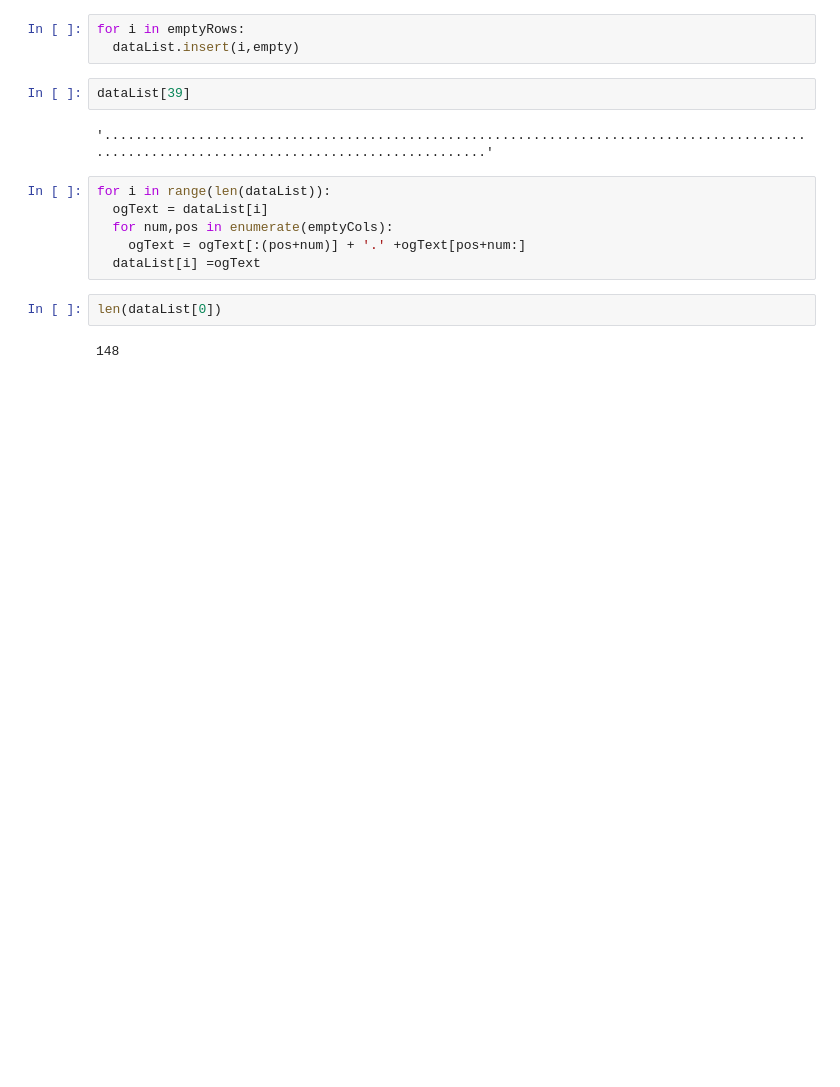
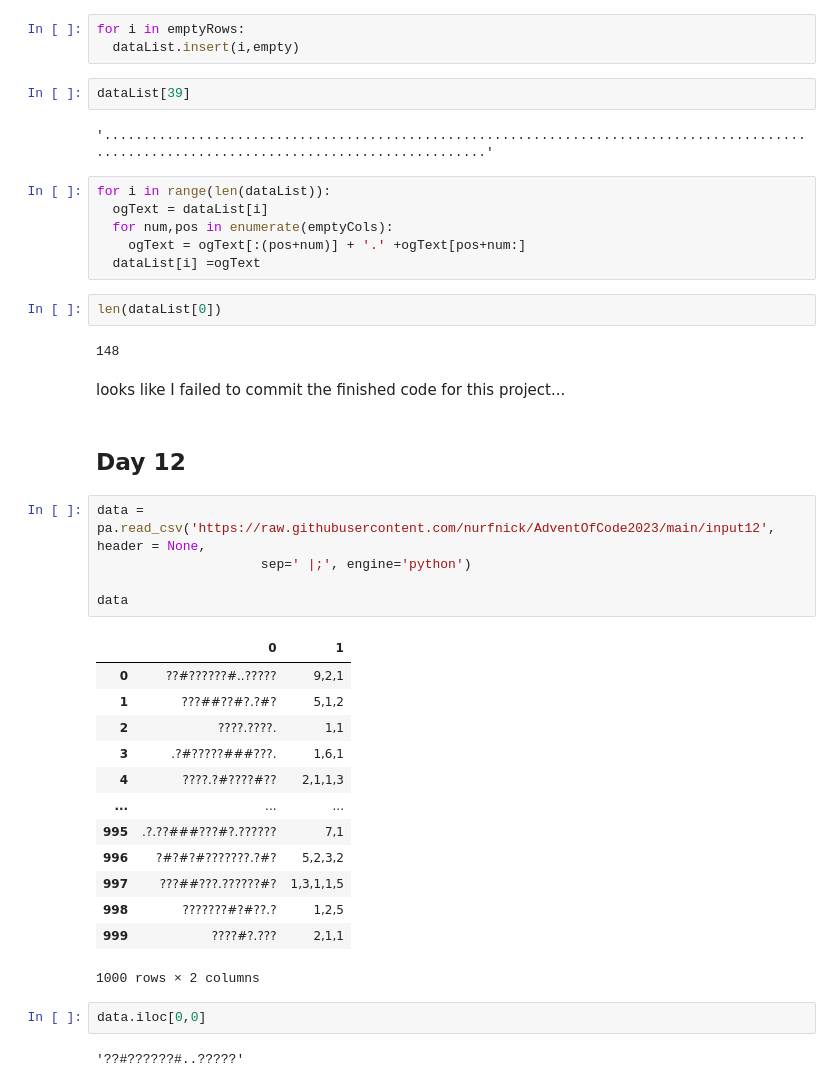
Before and after one commit to nurfnick/AdventOfCode2023, a Jupyter notebook: PythonCode.ipynb, the cells around one changed output. Saved outputs shown, nothing was run; the diff lists cells and outputs as text; blank space fills up the shorter version.

```diff
--- a/PythonCode.ipynb
+++ b/PythonCode.ipynb
@@ -2511,3 +2511,30 @@ for i in range(len(dataList)):
 len(dataList[0])
 # %% [output]
 148
+# %% [markdown]
+looks like I failed to commit the finished code for this project...
+# %% [markdown]
+## Day 12
+# %%
+data = pa.read_csv('https://raw.githubusercontent.com/nurfnick/AdventOfCode2023/main/input12', header = None,
+                     sep=' |;', engine='python')
+
+data
+# %% [output]
+|  | 0 | 1 |
+| 0 | ??#??????#..????? | 9,2,1 |
+| 1 | ???##??#?.?#? | 5,1,2 |
+| 2 | ????.????. | 1,1 |
+| 3 | .?#?????###???. | 1,6,1 |
+| 4 | ????.?#????#?? | 2,1,1,3 |
+| ... | ... | ... |
+| 995 | .?.??###???#?.?????? | 7,1 |
+| 996 | ?#?#?#???????.?#? | 5,2,3,2 |
+| 997 | ???##???.??????#? | 1,3,1,1,5 |
+| 998 | ???????#?#??.? | 1,2,5 |
+| 999 | ????#?.??? | 2,1,1 |
+1000 rows × 2 columns
+# %%
+data.iloc[0,0]
+# %% [output]
+'??#??????#..?????'
```
Also changed, not shown: parts of 2 cells of this notebook.
